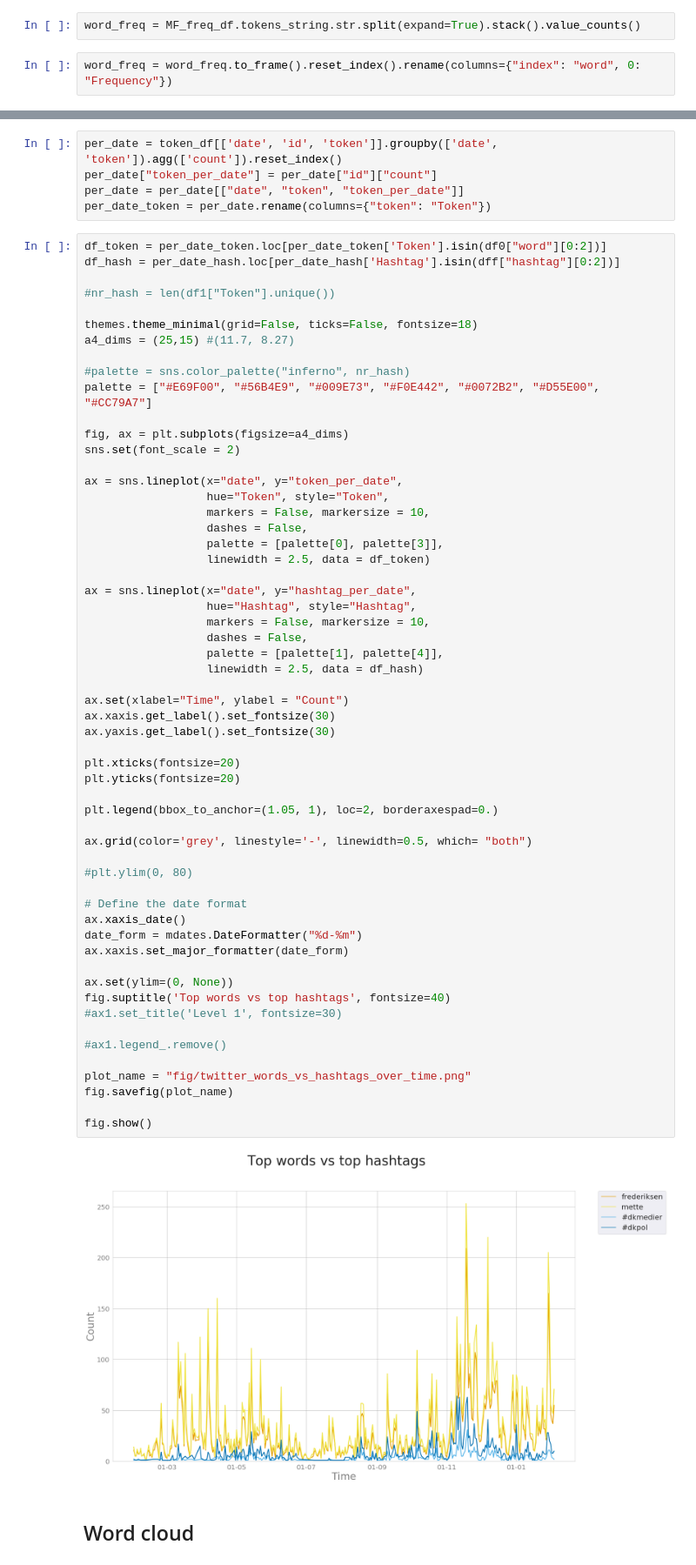
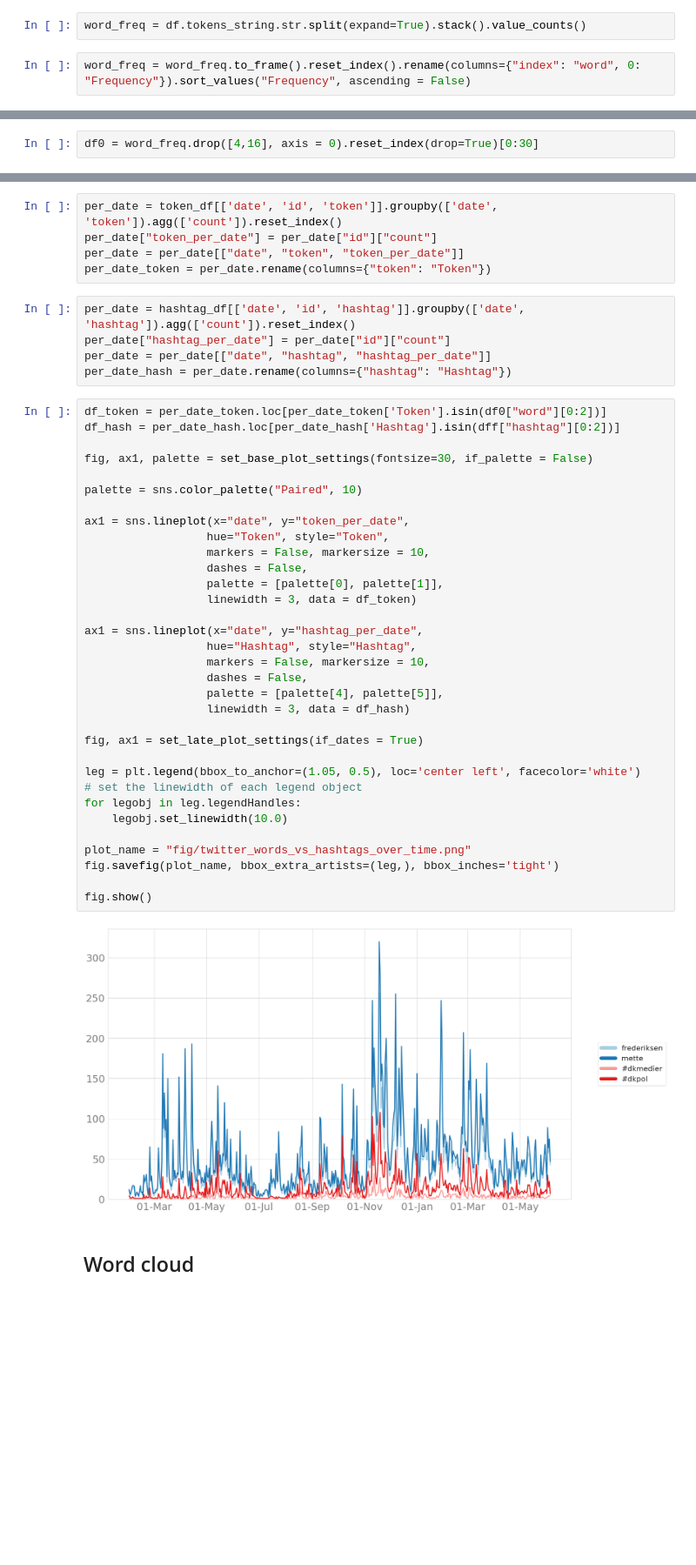
Before and after one commit to centre-for-humanities-computing/hope-mette-frederiksen, a Jupyter notebook: explore_twitter_data.ipynb, the cells around one changed output, grey strips where cells are left out. Shown at 87% size. Saved outputs shown, nothing was run; the diff lists cells and outputs as text; blank space fills up the shorter version.

```diff
--- a/explore_twitter_data.ipynb
+++ b/explore_twitter_data.ipynb
@@ -645,6 +376,6 @@ texts = ", ".join(texts)
 texts = texts.translate(str.maketrans('', '', string.punctuation))
 texts = texts.lower()
 # %%
-word_freq = MF_freq_df.tokens_string.str.split(expand=True).stack().value_counts()
+word_freq = df.tokens_string.str.split(expand=True).stack().value_counts()
 # %%
-word_freq = word_freq.to_frame().reset_index().rename(columns={"index": "word", 0: "Frequency"})
+word_freq = word_freq.to_frame().reset_index().rename(columns={"index": "word", 0: "Frequency"}).sort_values("Frequency", ascending = False)
@@ -691,0 +382,2 @@ fig.savefig(plot_name)
+# %%
+df0 = word_freq.drop([4,16], axis = 0).reset_index(drop=True)[0:30]
@@ -727,65 +418,46 @@ per_date = token_df[['date', 'id', 'token']].groupby(['date', 'token']).agg(['co
 per_date["token_per_date"] = per_date["id"]["count"]
 per_date = per_date[["date", "token", "token_per_date"]]
 per_date_token = per_date.rename(columns={"token": "Token"})
+# %%
+per_date = hashtag_df[['date', 'id', 'hashtag']].groupby(['date', 'hashtag']).agg(['count']).reset_index()
+per_date["hashtag_per_date"] = per_date["id"]["count"]
+per_date = per_date[["date", "hashtag", "hashtag_per_date"]]
+per_date_hash = per_date.rename(columns={"hashtag": "Hashtag"})
 # %%
 df_token = per_date_token.loc[per_date_token['Token'].isin(df0["word"][0:2])]
 df_hash = per_date_hash.loc[per_date_hash['Hashtag'].isin(dff["hashtag"][0:2])]
 
-#nr_hash = len(df1["Token"].unique())
+fig, ax1, palette = set_base_plot_settings(fontsize=30, if_palette = False)
 
-themes.theme_minimal(grid=False, ticks=False, fontsize=18)
-a4_dims = (25,15) #(11.7, 8.27)
+palette = sns.color_palette("Paired", 10)
 
-#palette = sns.color_palette("inferno", nr_hash)
-palette = ["#E69F00", "#56B4E9", "#009E73", "#F0E442", "#0072B2", "#D55E00", "#CC79A7"]
-
-fig, ax = plt.subplots(figsize=a4_dims)
-sns.set(font_scale = 2)
-
-ax = sns.lineplot(x="date", y="token_per_date",
+ax1 = sns.lineplot(x="date", y="token_per_date",
                   hue="Token", style="Token",
                   markers = False, markersize = 10,
                   dashes = False,
-                  palette = [palette[0], palette[3]],
-                  linewidth = 2.5, data = df_token)
+                  palette = [palette[0], palette[1]],
+                  linewidth = 3, data = df_token)
 
-ax = sns.lineplot(x="date", y="hashtag_per_date",
+ax1 = sns.lineplot(x="date", y="hashtag_per_date",
                   hue="Hashtag", style="Hashtag",
                   markers = False, markersize = 10,
                   dashes = False,
-                  palette = [palette[1], palette[4]],
-                  linewidth = 2.5, data = df_hash)
+                  palette = [palette[4], palette[5]],
+                  linewidth = 3, data = df_hash)
 
-ax.set(xlabel="Time", ylabel = "Count")
-ax.xaxis.get_label().set_fontsize(30)
-ax.yaxis.get_label().set_fontsize(30)
+fig, ax1 = set_late_plot_settings(if_dates = True)
 
-plt.xticks(fontsize=20)
-plt.yticks(fontsize=20)
-
-plt.legend(bbox_to_anchor=(1.05, 1), loc=2, borderaxespad=0.)
-
-ax.grid(color='grey', linestyle='-', linewidth=0.5, which= "both")
-
-#plt.ylim(0, 80)
-
-# Define the date format
-ax.xaxis_date()
-date_form = mdates.DateFormatter("%d-%m")
-ax.xaxis.set_major_formatter(date_form)
-
-ax.set(ylim=(0, None))
-fig.suptitle('Top words vs top hashtags', fontsize=40)
-#ax1.set_title('Level 1', fontsize=30)
-
-#ax1.legend_.remove()
+leg = plt.legend(bbox_to_anchor=(1.05, 0.5), loc='center left', facecolor='white')
+# set the linewidth of each legend object
+for legobj in leg.legendHandles:
+    legobj.set_linewidth(10.0)
 
 plot_name = "fig/twitter_words_vs_hashtags_over_time.png"
-fig.savefig(plot_name)
+fig.savefig(plot_name, bbox_extra_artists=(leg,), bbox_inches='tight')
 
 fig.show()
 # %% [output]
-[figure, old version]
+[figure, new version]
 # %% [markdown]
 ## Word cloud
 # %%
```
Also changed, not shown: parts of 56 cells of this notebook, 26 other files.
